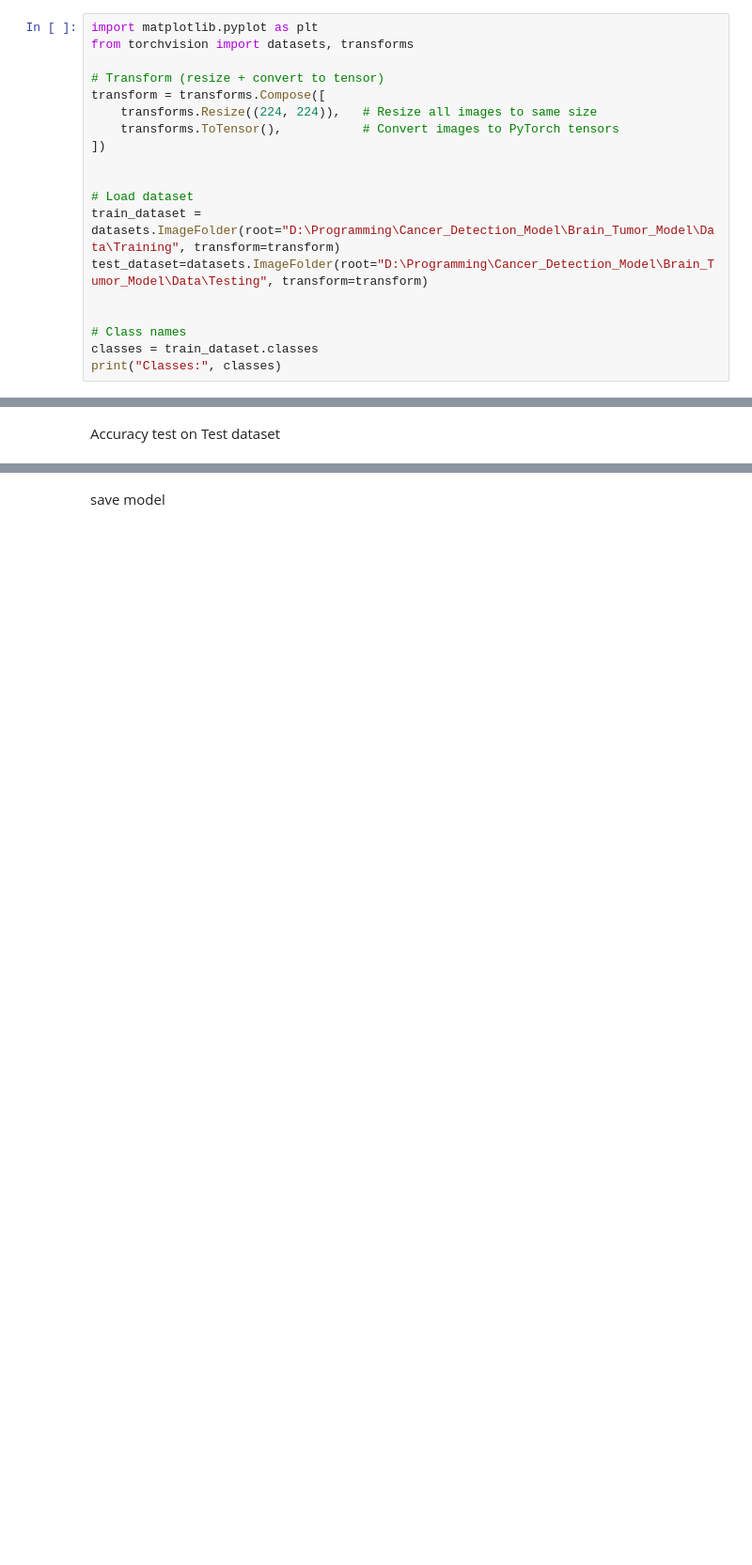
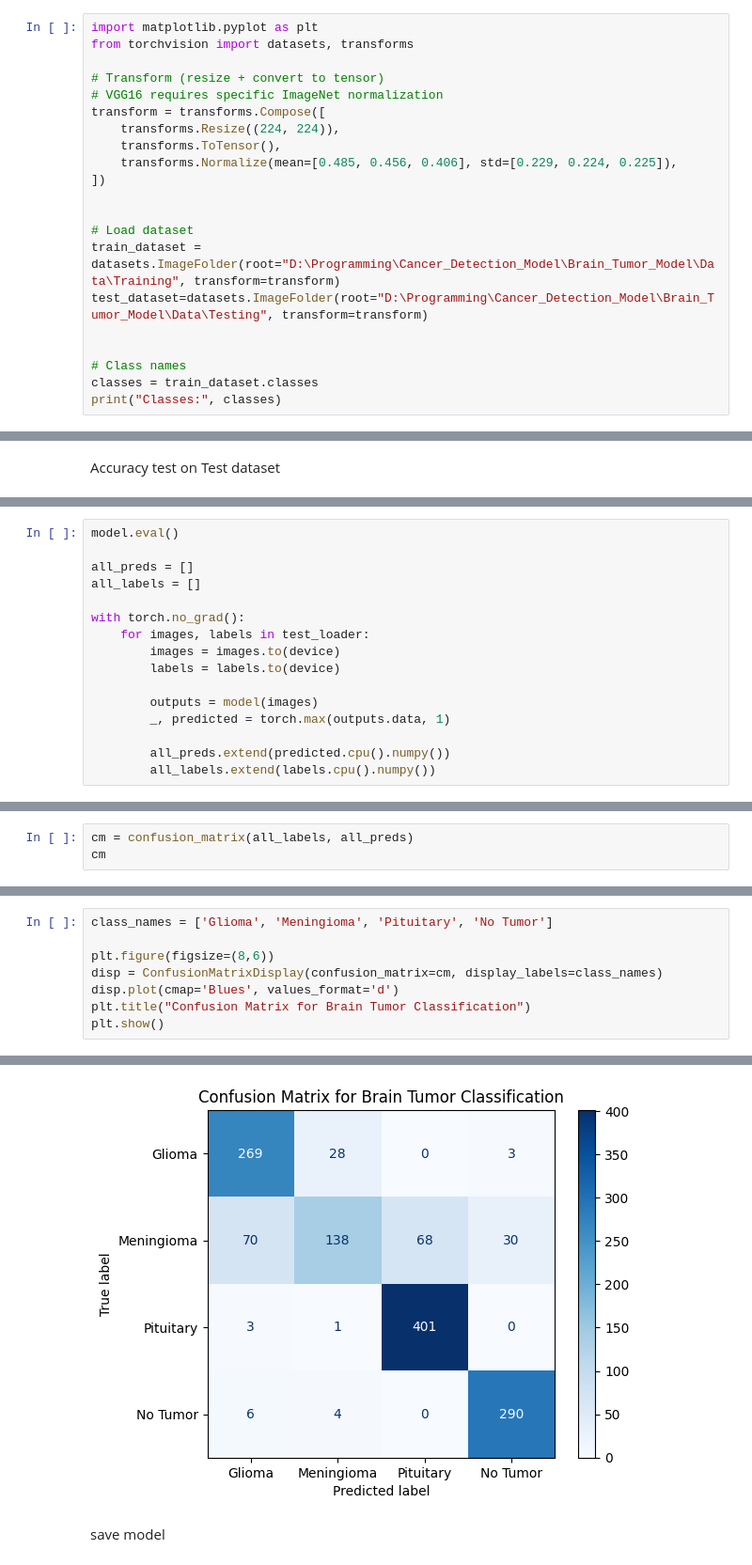
Before and after one commit to SandeepMuhal88/Cancer_Detection_Model, a Jupyter notebook: Brain_Tumor_Model/Model.ipynb, the cells around one changed output, grey strips where cells are left out. Shown at 94% size. Drawn from its saved outputs; the diff is of its cells as text; blank space fills up the shorter version.

```diff
--- a/Brain_Tumor_Model/Model.ipynb
+++ b/Brain_Tumor_Model/Model.ipynb
@@ -29,9 +32,11 @@ import matplotlib.pyplot as plt
 from torchvision import datasets, transforms
 
 # Transform (resize + convert to tensor)
+# VGG16 requires specific ImageNet normalization
 transform = transforms.Compose([
-    transforms.Resize((224, 224)),   # Resize all images to same size
-    transforms.ToTensor(),           # Convert images to PyTorch tensors
+    transforms.Resize((224, 224)),
+    transforms.ToTensor(),
+    transforms.Normalize(mean=[0.485, 0.456, 0.406], std=[0.229, 0.224, 0.225]),
 ])
 
 
@@ -312,0 +416,16 @@ Test Accuracy: 91.91%
+# %%
+model.eval()
+
+all_preds = []
+all_labels = []
+
+with torch.no_grad():
+    for images, labels in test_loader:
+        images = images.to(device)
+        labels = labels.to(device)
+
+        outputs = model(images)
+        _, predicted = torch.max(outputs.data, 1)
+
+        all_preds.extend(predicted.cpu().numpy())
+        all_labels.extend(labels.cpu().numpy())
@@ -312,0 +434,3 @@ Test Accuracy: 91.91%
+# %%
+cm = confusion_matrix(all_labels, all_preds)
+cm
@@ -312,0 +442,9 @@ Test Accuracy: 91.91%
+# %%
+class_names = ['Glioma', 'Meningioma', 'Pituitary', 'No Tumor']
+
+plt.figure(figsize=(8,6))
+disp = ConfusionMatrixDisplay(confusion_matrix=cm, display_labels=class_names)
+disp.plot(cmap='Blues', values_format='d')
+plt.title("Confusion Matrix for Brain Tumor Classification")
+plt.show()
+# %% [output]
@@ -313,3 +452,4 @@ Test Accuracy: 91.91%
+[figure, added]
 # %% [markdown]
 save model
 # %%
```
Also changed, not shown: parts of 25 cells of this notebook, 1 other file.
